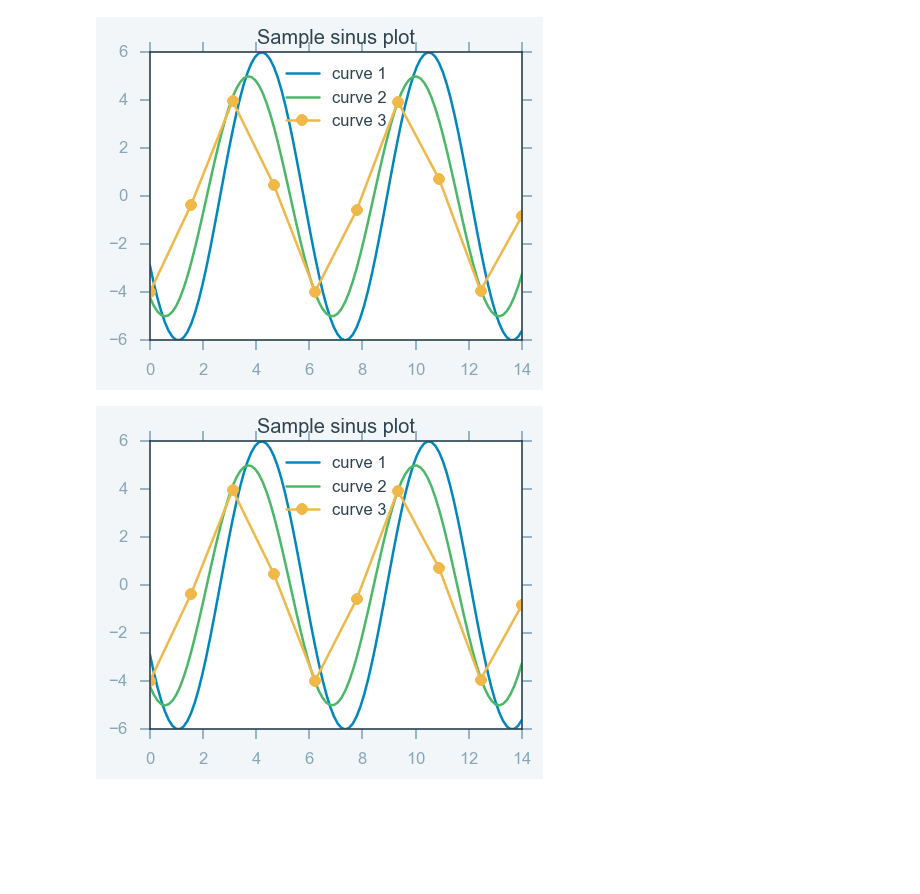
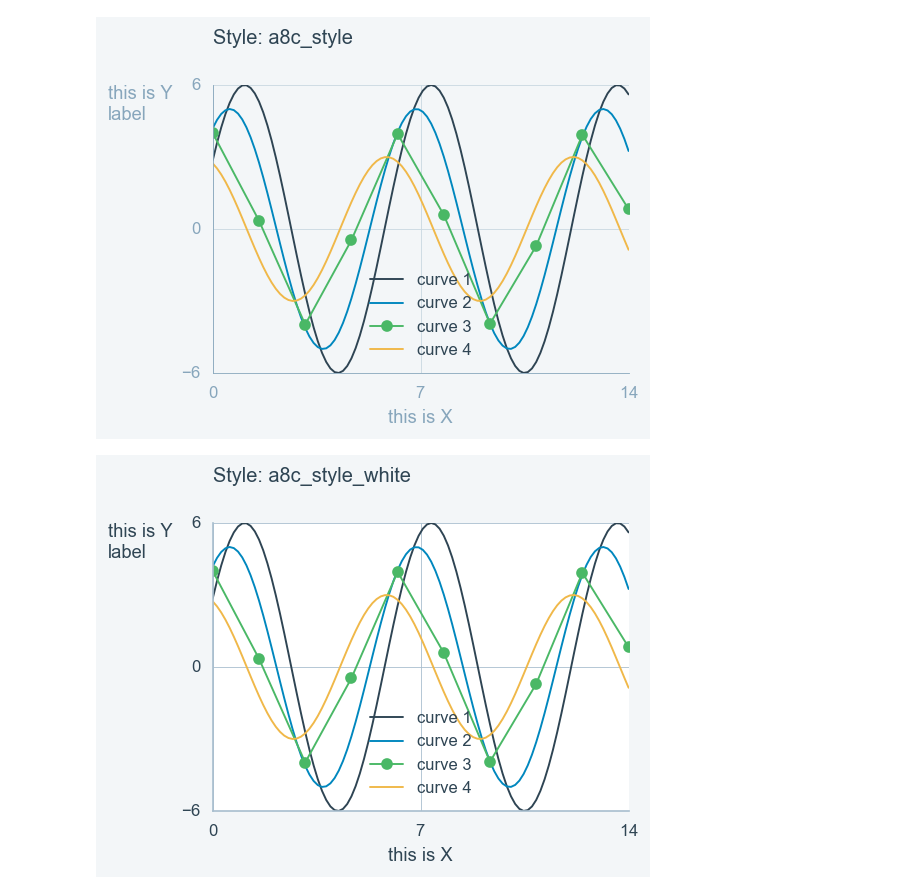
Before and after one commit to Automattic/automattic_visualization_setup, a Jupyter notebook: a8c_styling.ipynb, the cells around one changed output. Drawn from its saved outputs; the diff is of its cells as text; code cells hidden in the pictures; blank space fills up the shorter version.

```diff
--- a/a8c_styling.ipynb
+++ b/a8c_styling.ipynb
@@ -72,5 +12,12 @@ for s in styles:
-# %%
-a8c_styling.sinplot(3, -1)
-# %% [output]
-[figure, removed]
-[figure, removed]
+# %%
+styles = ['a8c_style', 'a8c_style_white', 'a8c_style_gray']
+for s in styles:
+    plt.figure()
+    style = getattr(a8c_styling, s)
+    with sns.axes_style(style):
+        fig = a8c_styling.sinplot(4)
+        gca().set_title("Style: %s" %s, **a8c_styling.axtitleparams)
+        a8c_styling.cleanup()
+# %% [output]
+[figure, added]
+[figure, added]
```
Also changed, not shown: parts of 8 cells of this notebook, 1 other file.
